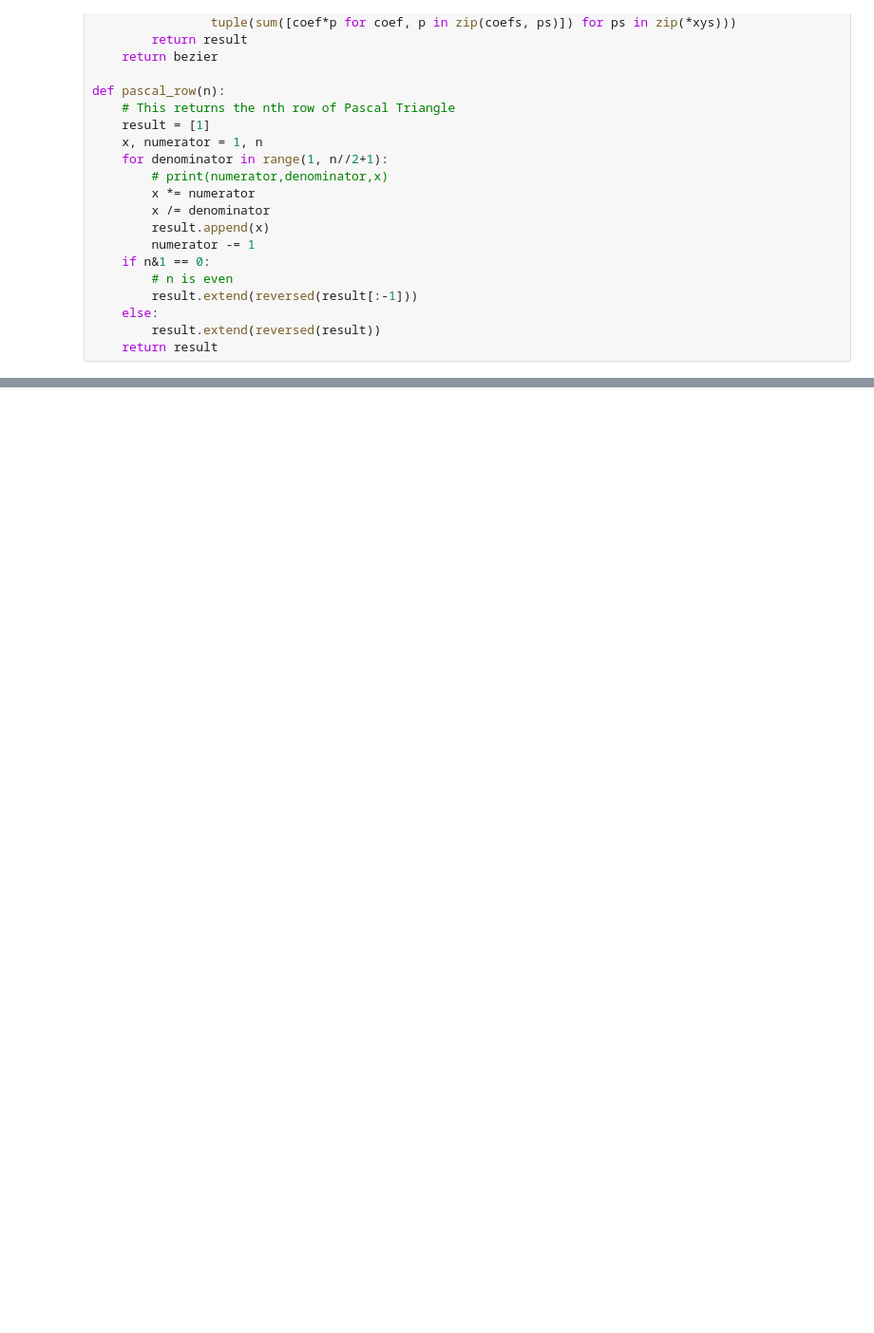
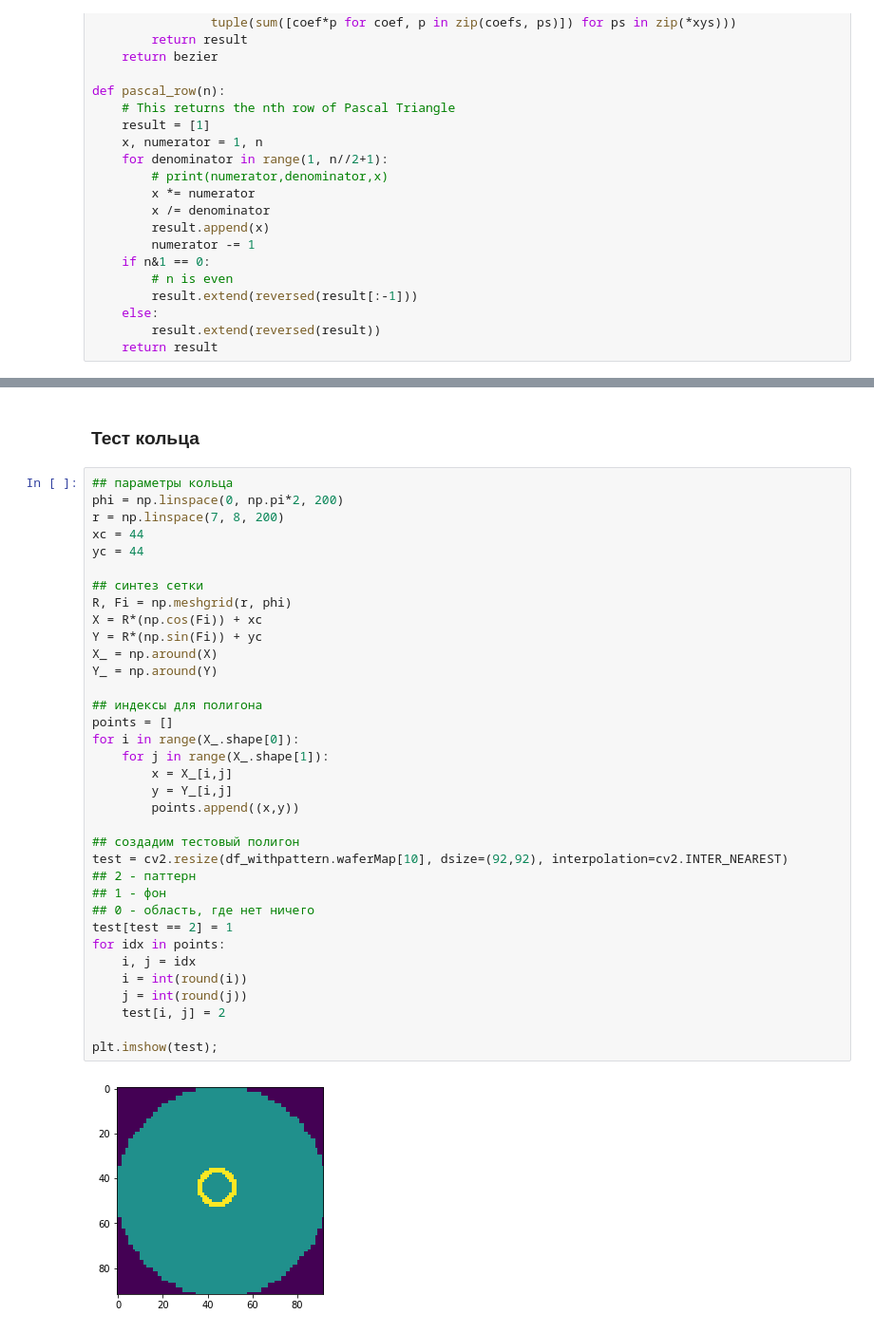
Before and after one commit to Keleas/Wafer_maps, a Jupyter notebook: Wafer_card_synthesis.ipynb, the cells around one changed output, grey strips where cells are left out. Shown at 95% size. Cells and saved outputs as stored; diff of their text form; blank space fills up the shorter version.

```diff
--- a/Wafer_card_synthesis.ipynb
+++ b/Wafer_card_synthesis.ipynb
@@ -118,0 +153,39 @@ plt.imshow(test)
+# %% [markdown]
+### Тест кольца
+# %%
+## параметры кольца
+phi = np.linspace(0, np.pi*2, 200)
+r = np.linspace(7, 8, 200)
+xc = 44
+yc = 44
+
+## синтез сетки
+R, Fi = np.meshgrid(r, phi)
+X = R*(np.cos(Fi)) + xc
+Y = R*(np.sin(Fi)) + yc
+X_ = np.around(X)
+Y_ = np.around(Y)
+
+## индексы для полигона
+points = []
+for i in range(X_.shape[0]):
+    for j in range(X_.shape[1]):
+        x = X_[i,j]
+        y = Y_[i,j]
+        points.append((x,y))
+
+## создадим тестовый полигон
+test = cv2.resize(df_withpattern.waferMap[10], dsize=(92,92), interpolation=cv2.INTER_NEAREST)
+## 2 - паттерн
+## 1 - фон
+## 0 - область, где нет ничего
+test[test == 2] = 1
+for idx in points:
+    i, j = idx
+    i = int(round(i))
+    j = int(round(j))
+    test[i, j] = 2
+
+plt.imshow(test);
+# %% [output]
+[figure, added]
```
Also changed, not shown: parts of 11 cells of this notebook, 1 other file.
